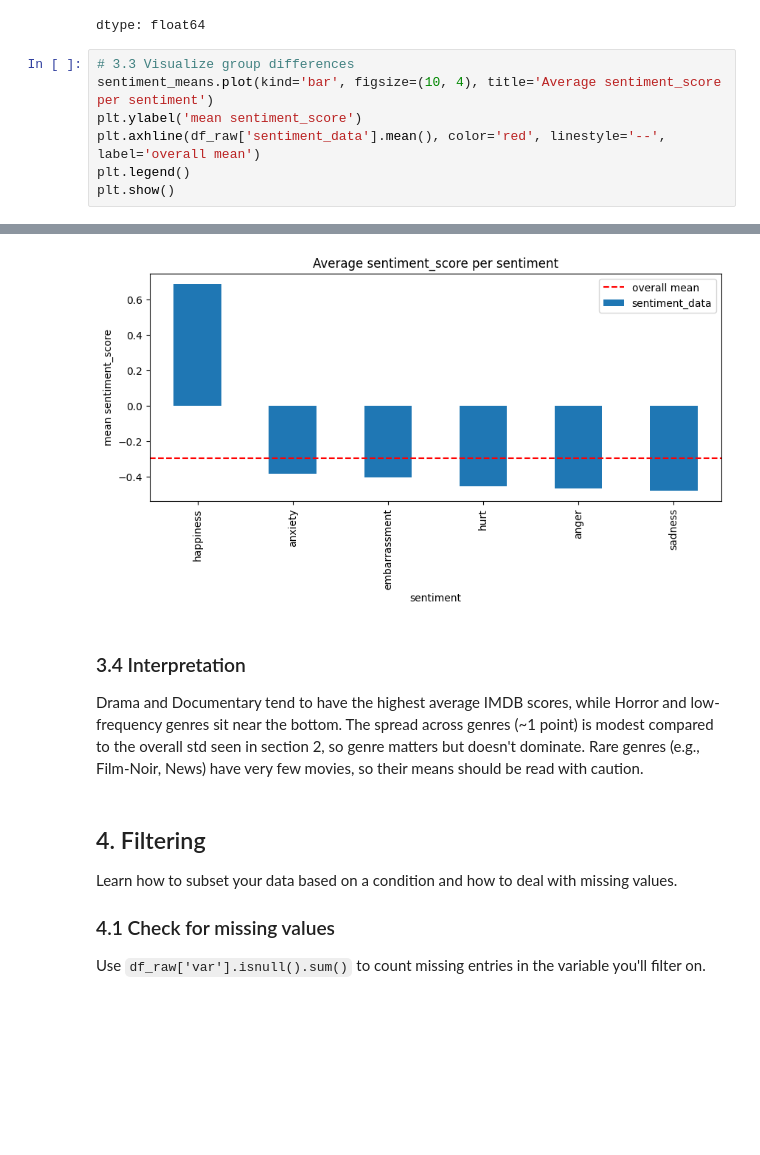
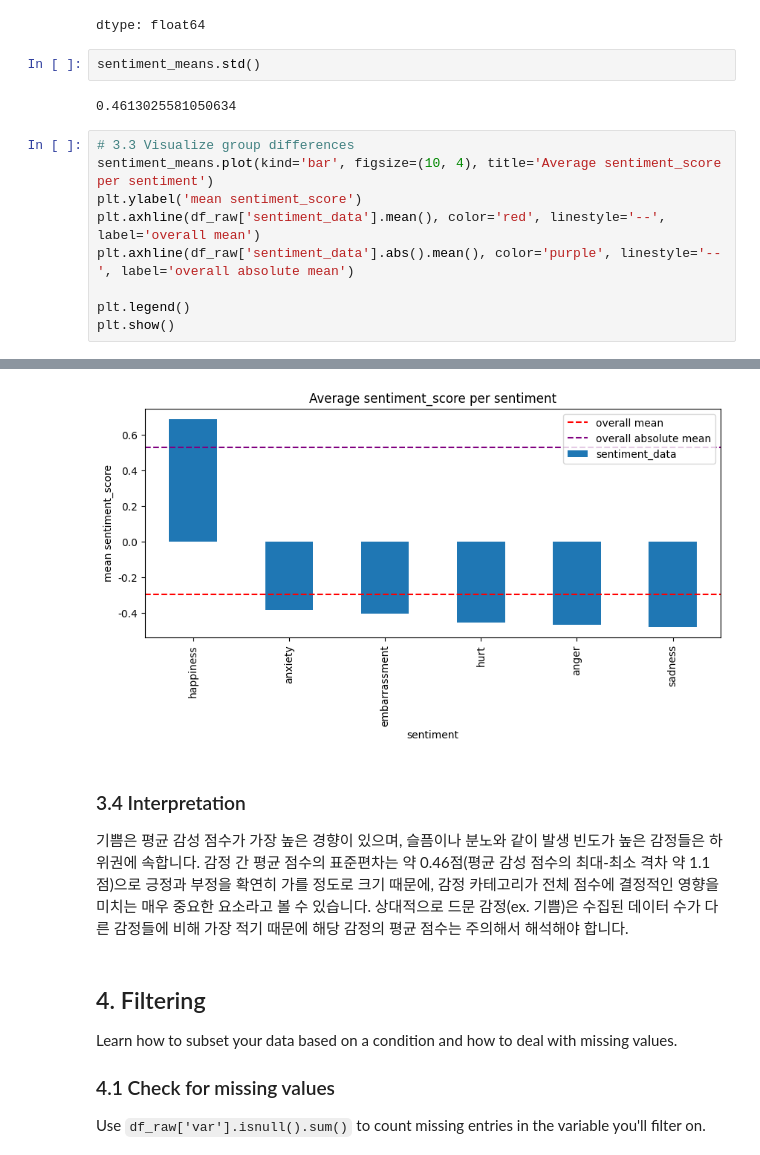
Before and after one commit to 202503660-ai/NLP_for_SocialScience, a Jupyter notebook: asgmt1_explore_your_dataset.ipynb, the cells around one changed output, grey strips where cells are left out. Drawn from its saved outputs; the diff is of its cells as text; blank space fills up the shorter version.

```diff
--- a/asgmt1_explore_your_dataset.ipynb
+++ b/asgmt1_explore_your_dataset.ipynb
@@ -457,11 +489,17 @@ sentiment_means
 | anger | -0.467222 |
 | sadness | -0.479191 |
 dtype: float64
+# %%
+sentiment_means.std()
+# %% [output]
+0.4613025581050634
 # %%
 # 3.3 Visualize group differences
 sentiment_means.plot(kind='bar', figsize=(10, 4), title='Average sentiment_score per sentiment')
 plt.ylabel('mean sentiment_score')
 plt.axhline(df_raw['sentiment_data'].mean(), color='red', linestyle='--', label='overall mean')
+plt.axhline(df_raw['sentiment_data'].abs().mean(), color='purple', linestyle='--', label='overall absolute mean')
+
 plt.legend()
 plt.show()
 # %% [output]
@@ -468,8 +523,8 @@ plt.show()
-[figure, old version]
+[figure, new version]
-# %% [markdown]
-### 3.4 Interpretation
-
-Drama and Documentary tend to have the highest average IMDB scores, while Horror and low-frequency genres sit near the bottom. The spread across genres (~1 point) is modest compared to the overall std seen in section 2, so genre matters but doesn't dominate. Rare genres (e.g., Film-Noir, News) have very few movies, so their means should be read with caution.
+# %% [markdown]
+### 3.4 Interpretation
+
+기쁨은 평균 감성 점수가 가장 높은 경향이 있으며, 슬픔이나 분노와 같이 발생 빈도가 높은 감정들은 하위권에 속합니다. 감정 간 평균 점수의 표준편차는 약 0.46점(평균 감성 점수의 최대-최소 격차 약 1.1점)으로 긍정과 부정을 확연히 가를 정도로 크기 때문에, 감정 카테고리가 전체 점수에 결정적인 영향을 미치는 매우 중요한 요소라고 볼 수 있습니다. 상대적으로 드문 감정(ex. 기쁨)은 수집된 데이터 수가 다른 감정들에 비해 가장 적기 때문에 해당 감정의 평균 점수는 주의해서 해석해야 합니다.
 # %% [markdown]
 ## 4. Filtering
 
```
Also changed, not shown: parts of 23 cells of this notebook.
